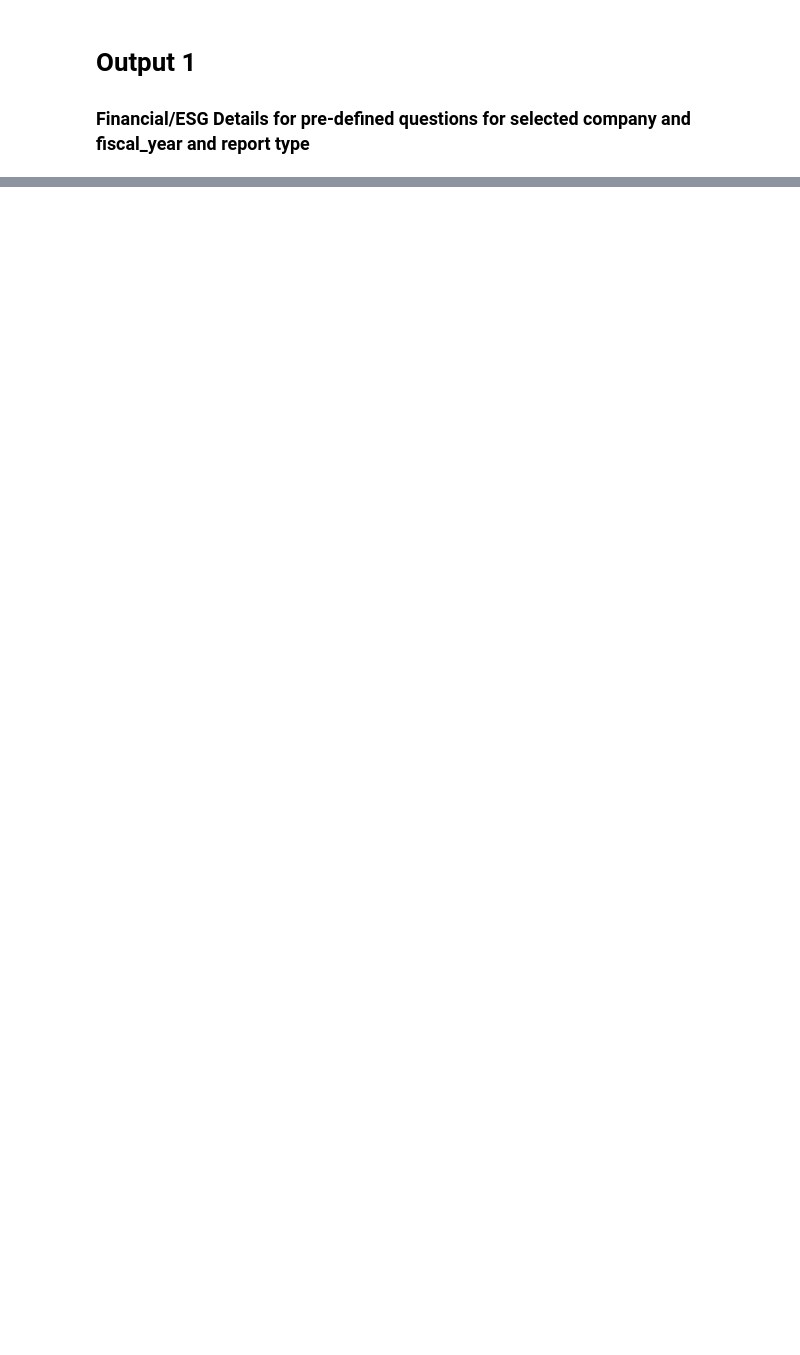
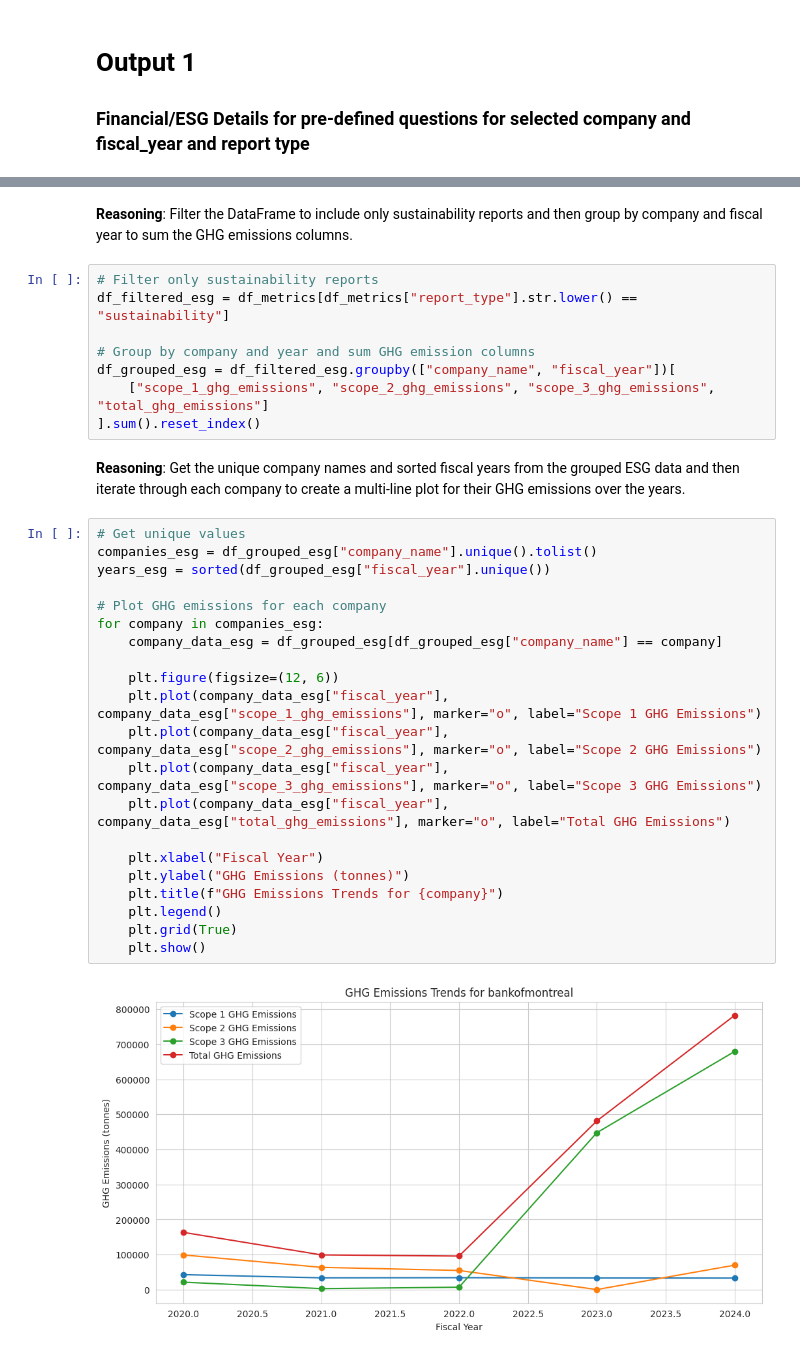
Before and after one commit to deepavn7/bq_ai_google_hackathon, a Jupyter notebook: process_reports.ipynb, the cells around one changed output, grey strips where cells are left out. Saved outputs shown, nothing was run; the diff lists cells and outputs as text; blank space fills up the shorter version.

```diff
--- a/process_reports.ipynb
+++ b/process_reports.ipynb
@@ -815,0 +961,37 @@ plt.show()
+# %% [markdown]
+**Reasoning**:
+Filter the DataFrame to include only sustainability reports and then group by company and fiscal year to sum the GHG emissions columns.
+# %%
+# Filter only sustainability reports
+df_filtered_esg = df_metrics[df_metrics["report_type"].str.lower() == "sustainability"]
+
+# Group by company and year and sum GHG emission columns
+df_grouped_esg = df_filtered_esg.groupby(["company_name", "fiscal_year"])[
+    ["scope_1_ghg_emissions", "scope_2_ghg_emissions", "scope_3_ghg_emissions", "total_ghg_emissions"]
+].sum().reset_index()
+# %% [markdown]
+**Reasoning**:
+Get the unique company names and sorted fiscal years from the grouped ESG data and then iterate through each company to create a multi-line plot for their GHG emissions over the years.
+# %%
+# Get unique values
+companies_esg = df_grouped_esg["company_name"].unique().tolist()
+years_esg = sorted(df_grouped_esg["fiscal_year"].unique())
+
+# Plot GHG emissions for each company
+for company in companies_esg:
+    company_data_esg = df_grouped_esg[df_grouped_esg["company_name"] == company]
+
+    plt.figure(figsize=(12, 6))
+    plt.plot(company_data_esg["fiscal_year"], company_data_esg["scope_1_ghg_emissions"], marker="o", label="Scope 1 GHG Emissions")
+    plt.plot(company_data_esg["fiscal_year"], company_data_esg["scope_2_ghg_emissions"], marker="o", label="Scope 2 GHG Emissions")
+    plt.plot(company_data_esg["fiscal_year"], company_data_esg["scope_3_ghg_emissions"], marker="o", label="Scope 3 GHG Emissions")
+    plt.plot(company_data_esg["fiscal_year"], company_data_esg["total_ghg_emissions"], marker="o", label="Total GHG Emissions")
+
+    plt.xlabel("Fiscal Year")
+    plt.ylabel("GHG Emissions (tonnes)")
+    plt.title(f"GHG Emissions Trends for {company}")
+    plt.legend()
+    plt.grid(True)
+    plt.show()
+# %% [output]
+[figure, added]
```
Also changed, not shown: parts of 51 cells of this notebook.
